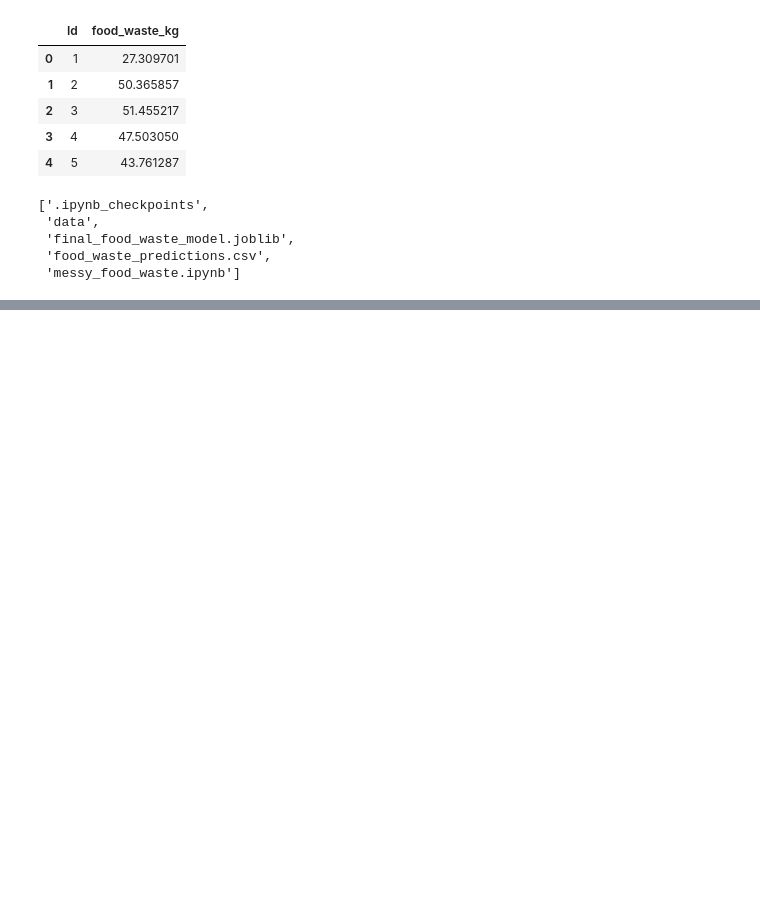
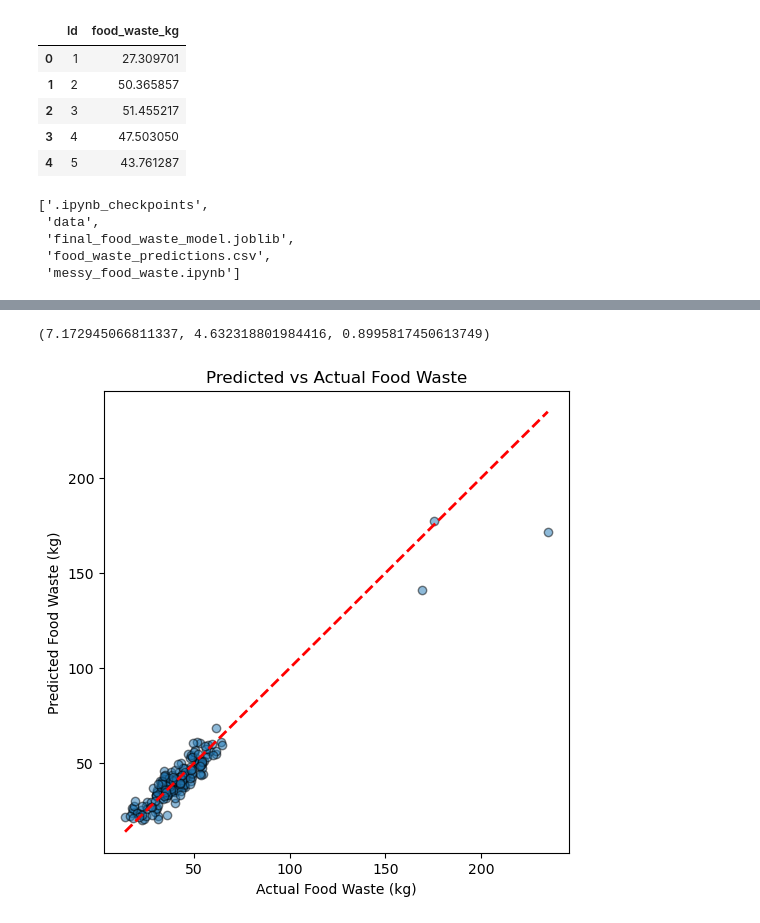
Before and after one commit to yosephlijalem/messy-food-waste, a Jupyter notebook: notebooks/messy_food_waste.ipynb, the cells around one changed output, grey strips where cells are left out. Saved outputs shown, nothing was run; the diff lists cells and outputs as text; code cells hidden in the pictures; blank space fills up the shorter version.

Commit message:
Update notebook: predictions, metrics, plots, and commentary

```diff
--- a/notebooks/messy_food_waste.ipynb
+++ b/notebooks/messy_food_waste.ipynb
@@ -714,3 +714,7 @@ os.listdir()
  'final_food_waste_model.joblib',
  'food_waste_predictions.csv',
  'messy_food_waste.ipynb']
+# %%
+import joblib
+model = joblib.load("models/final_food_waste_model.joblib")
+type(model)
@@ -716,0 +801,31 @@ os.listdir()
+# %%
+from sklearn.metrics import mean_squared_error, mean_absolute_error, r2_score
+import numpy as np
+
+# Predictions for the whole validation set
+val_pred_log = model.predict(X_val)
+val_pred = np.expm1(val_pred_log)
+
+# Metrics
+rmse = mean_squared_error(np.expm1(y_val), val_pred, squared=False)
+mae = mean_absolute_error(np.expm1(y_val), val_pred)
+r2 = r2_score(np.expm1(y_val), val_pred)
+
+rmse, mae, r2
+# %% [output]
+(7.172945066811337, 4.632318801984416, 0.8995817450613749)
+# %%
+import matplotlib.pyplot as plt
+
+y_true = np.expm1(y_val)   # actual values in kg
+y_pred = val_pred          # predictions in kg (from earlier)
+
+plt.figure(figsize=(6,6))
+plt.scatter(y_true, y_pred, alpha=0.5, edgecolor="k")
+plt.plot([y_true.min(), y_true.max()], [y_true.min(), y_true.max()], 'r--', lw=2)
+plt.xlabel("Actual Food Waste (kg)")
+plt.ylabel("Predicted Food Waste (kg)")
+plt.title("Predicted vs Actual Food Waste")
+plt.show()
+# %% [output]
+[figure, added]
```
Also changed, not shown: parts of 10 cells of this notebook.
